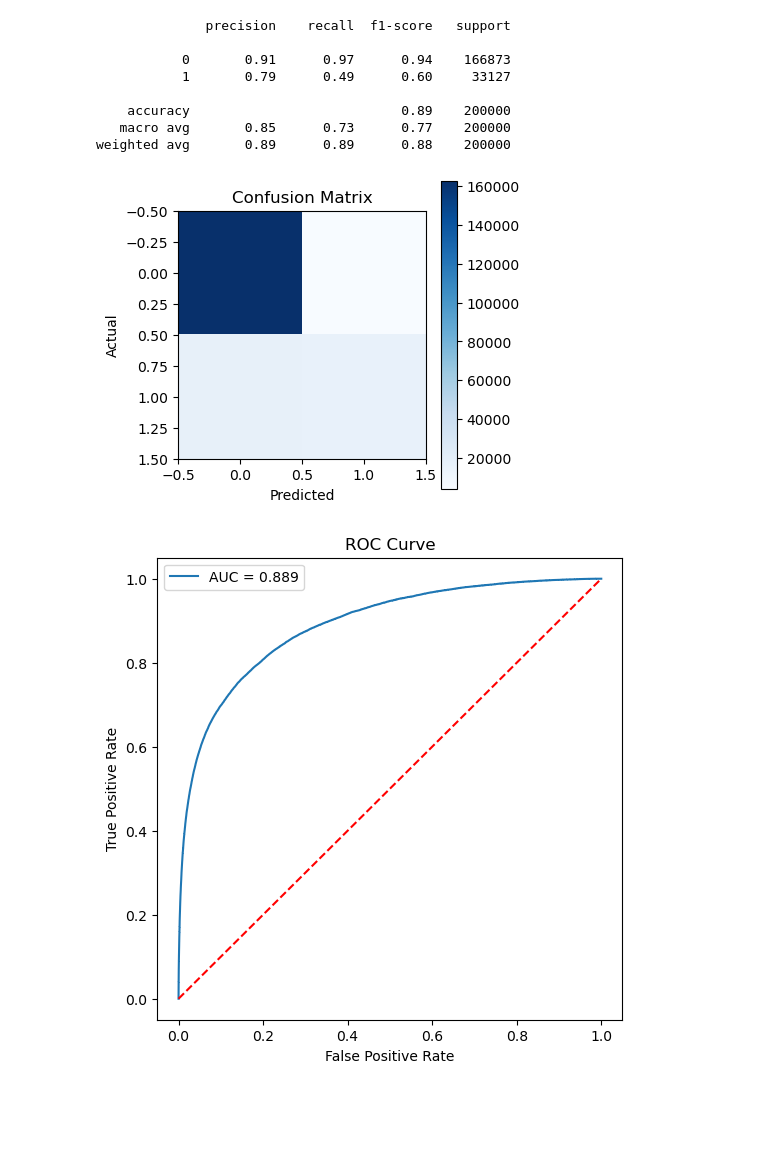
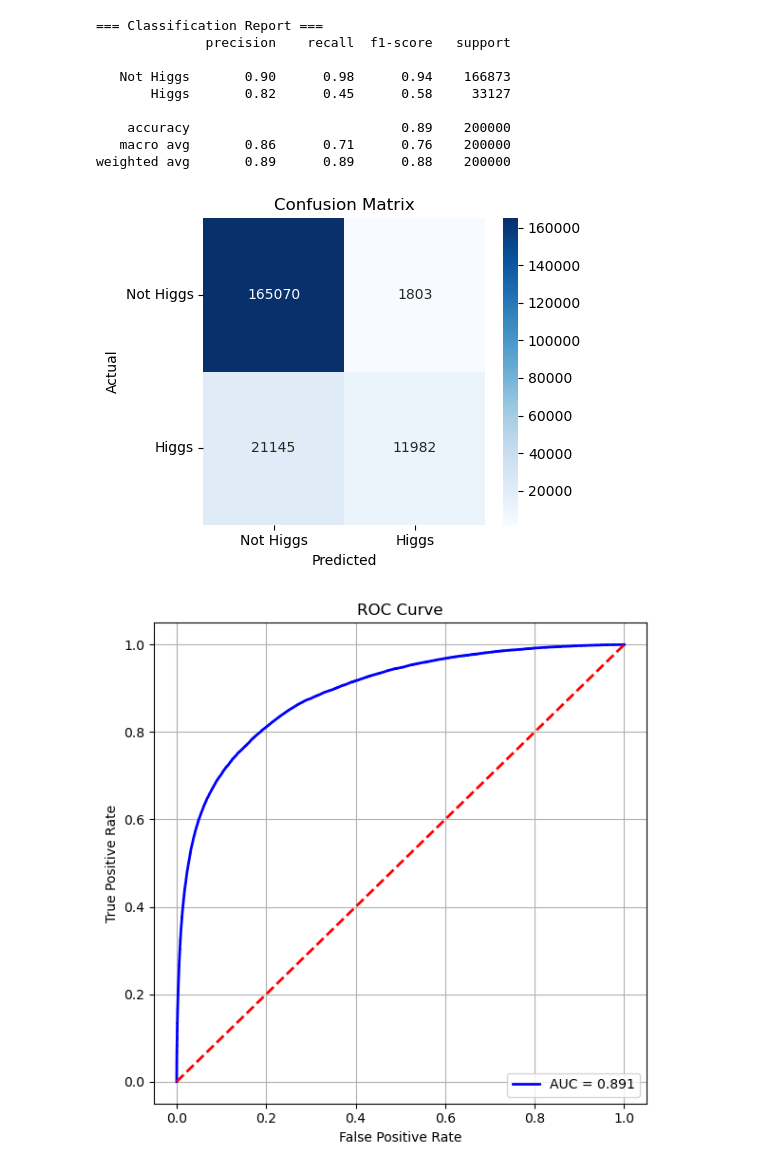
Before and after one commit to agotam3104/hbb_jet_tagging, a Jupyter notebook: notebooks/CERN_Pytorch_model.ipynb, the cells around one changed output. Drawn from its saved outputs; the diff is of its cells as text; code cells hidden in the pictures; blank space fills up the shorter version.

Commit message:
Added models and plots along with cleaned code and worked on accuracy

```diff
--- a/notebooks/CERN_Pytorch_model.ipynb
+++ b/notebooks/CERN_Pytorch_model.ipynb
@@ -8,6 +8,7 @@ from sklearn.metrics import accuracy_score, classification_report
 import numpy as np
 import matplotlib.pyplot as plt
 from sklearn.metrics import confusion_matrix, roc_curve, auc
-
-device = torch.device("cuda" if torch.cuda.is_available() else "cpu")
-print("Using device:", device)
+import uproot
+import numpy as np
+from sklearn.preprocessing import LabelEncoder, StandardScaler
+from sklearn.model_selection import train_test_split
@@ -228,42 +399,74 @@ from sklearn.metrics import classification_report
 
 model.eval()
 with torch.no_grad():
-    y_pred = model(X_test_t.to(device)).cpu().numpy().ravel()
-y_pred_labels = (y_pred > 0.5).astype(int)
 
-print(classification_report(y_test, y_pred_labels))
+    logits = model(X_test_t.to(device))
+
+
+    probs = torch.sigmoid(logits).cpu().numpy().flatten()
+
+
+y_pred_labels = (probs > 0.5).astype(int)
+
+
+y_true = y_test_t.cpu().numpy().flatten()
+
+print("=== Classification Report ===")
+print(classification_report(
+    y_true,
+    y_pred_labels,
+    target_names=["Not Higgs", "Higgs"],
+    zero_division=0
+))
 # %% [output]
+=== Classification Report ===
               precision    recall  f1-score   support
 
-           0       0.91      0.97      0.94    166873
-           1       0.79      0.49      0.60     33127
+   Not Higgs       0.90      0.98      0.94    166873
+       Higgs       0.82      0.45      0.58     33127
 
     accuracy                           0.89    200000
-   macro avg       0.85      0.73      0.77    200000
+   macro avg       0.86      0.71      0.76    200000
 weighted avg       0.89      0.89      0.88    200000
 # %%
-# Confusion Matrix
+import torch
+from sklearn.metrics import confusion_matrix, roc_curve, auc
+import matplotlib.pyplot as plt
+import seaborn as sns
+
+
+model.eval()
+
+with torch.no_grad():
+    y_pred = model(X_test_t.to(device)).cpu().numpy().ravel()
+
+y_pred_labels = (y_pred > 0.5).astype(int)
+
 cm = confusion_matrix(y_test, y_pred_labels)
-plt.figure(figsize=(4, 4))
-plt.imshow(cm, cmap='Blues')
+plt.figure(figsize=(5, 4))
+sns.heatmap(cm, annot=True, fmt='d', cmap='Blues', cbar=True)
 plt.title("Confusion Matrix")
 plt.xlabel("Predicted")
 plt.ylabel("Actual")
-plt.colorbar()
+plt.xticks([0.5, 1.5], ["Not Higgs", "Higgs"])
+plt.yticks([0.5, 1.5], ["Not Higgs", "Higgs"], rotation=0)
+plt.tight_layout()
 plt.show()
 
-# ROC Curve
+
 fpr, tpr, _ = roc_curve(y_test, y_pred)
 roc_auc = auc(fpr, tpr)
 
 plt.figure(figsize=(6, 6))
-plt.plot(fpr, tpr, label=f"AUC = {roc_auc:.3f}")
-plt.plot([0, 1], [0, 1], 'r--')
+plt.plot(fpr, tpr, color='blue', lw=2, label=f"AUC = {roc_auc:.3f}")
+plt.plot([0, 1], [0, 1], color='red', linestyle='--', lw=2)
 plt.xlabel("False Positive Rate")
 plt.ylabel("True Positive Rate")
 plt.title("ROC Curve")
-plt.legend()
+plt.legend(loc="lower right")
+plt.grid(True)
+plt.tight_layout()
 plt.show()
 # %% [output]
-[figure, old version]
+[figure, new version]
-[figure, old version]
+[figure, new version]
```
Also changed, not shown: parts of 9 cells of this notebook, 4 other files.
